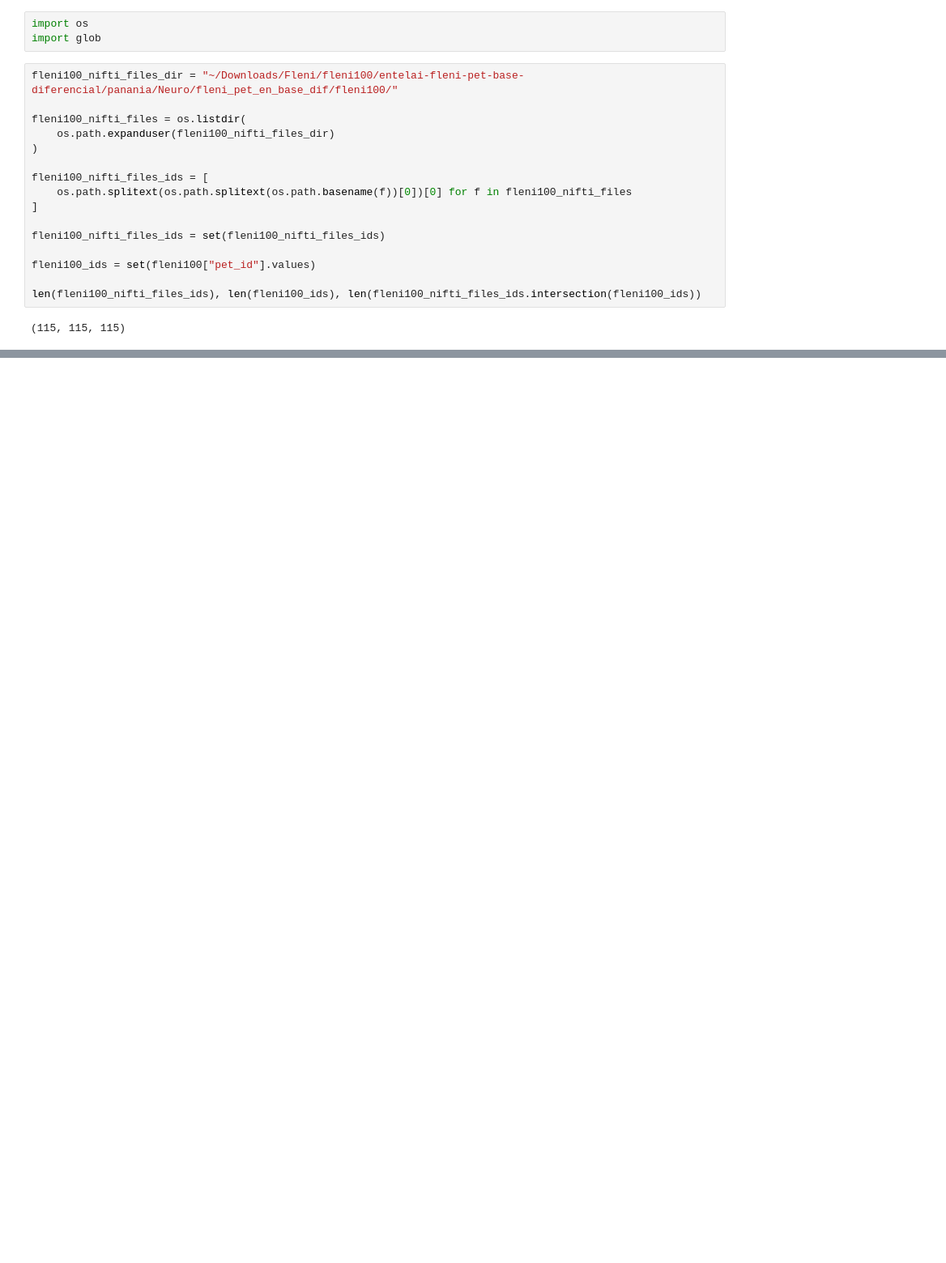
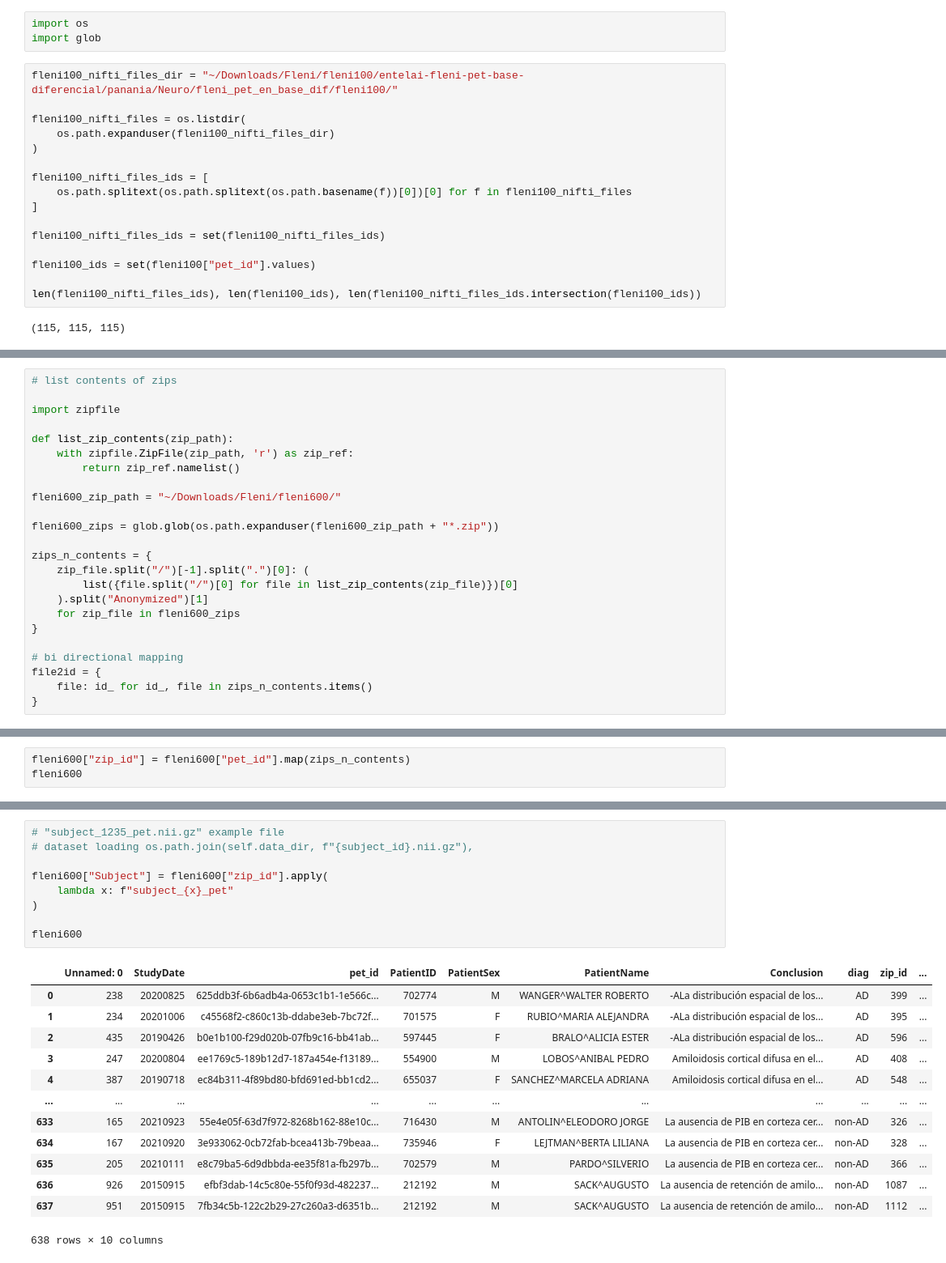
Before and after one commit to LIA-DiTella/PET_2025, a Jupyter notebook: notebooks/fleni_data.ipynb, the cells around one changed output, grey strips where cells are left out. Shown at 81% size. Saved outputs shown, nothing was run; the diff lists cells and outputs as text; blank space fills up the shorter version.

```diff
--- a/notebooks/fleni_data.ipynb
+++ b/notebooks/fleni_data.ipynb
@@ -197,0 +191,24 @@ len(fleni600_nifti_files_ids), len(fleni600_ids), len(fleni600_nifti_files_ids.i
+# %%
+# list contents of zips
+
+import zipfile
+
+def list_zip_contents(zip_path):
+    with zipfile.ZipFile(zip_path, 'r') as zip_ref:
+        return zip_ref.namelist()
+
+fleni600_zip_path = "~/Downloads/Fleni/fleni600/"
+
+fleni600_zips = glob.glob(os.path.expanduser(fleni600_zip_path + "*.zip"))
+
+zips_n_contents = {
+    zip_file.split("/")[-1].split(".")[0]: (
+        list({file.split("/")[0] for file in list_zip_contents(zip_file)})[0]
+    ).split("Anonymized")[1]
+    for zip_file in fleni600_zips
+}
+
+# bi directional mapping
+file2id = {
+    file: id_ for id_, file in zips_n_contents.items()
+}
@@ -197,0 +259,3 @@ len(fleni600_nifti_files_ids), len(fleni600_ids), len(fleni600_nifti_files_ids.i
+# %%
+fleni600["zip_id"] = fleni600["pet_id"].map(zips_n_contents)
+fleni600
@@ -197,0 +276,23 @@ len(fleni600_nifti_files_ids), len(fleni600_ids), len(fleni600_nifti_files_ids.i
+# %%
+# "subject_1235_pet.nii.gz" example file
+# dataset loading os.path.join(self.data_dir, f"{subject_id}.nii.gz"),
+
+fleni600["Subject"] = fleni600["zip_id"].apply(
+    lambda x: f"subject_{x}_pet"
+)
+
+fleni600
+# %% [output]
+|  | Unnamed: 0 | StudyDate | pet_id | PatientID | PatientSex | PatientName | Conclusion | diag | zip_id | ... |
+| 0 | 238 | 20200825 | 625ddb3f-6b6adb4a-0653c1b1-1e566c... | 702774 | M | WANGER^WALTER ROBERTO | -ALa distribución espacial de los... | AD | 399 | ... |
+| 1 | 234 | 20201006 | c45568f2-c860c13b-ddabe3eb-7bc72f... | 701575 | F | RUBIO^MARIA ALEJANDRA | -ALa distribución espacial de los... | AD | 395 | ... |
+| 2 | 435 | 20190426 | b0e1b100-f29d020b-07fb9c16-bb41ab... | 597445 | F | BRALO^ALICIA ESTER | -ALa distribución espacial de los... | AD | 596 | ... |
+| 3 | 247 | 20200804 | ee1769c5-189b12d7-187a454e-f13189... | 554900 | M | LOBOS^ANIBAL PEDRO | Amiloidosis cortical difusa en el... | AD | 408 | ... |
+| 4 | 387 | 20190718 | ec84b311-4f89bd80-bfd691ed-bb1cd2... | 655037 | F | SANCHEZ^MARCELA ADRIANA | Amiloidosis cortical difusa en el... | AD | 548 | ... |
+| ... | ... | ... | ... | ... | ... | ... | ... | ... | ... | ... |
+| 633 | 165 | 20210923 | 55e4e05f-63d7f972-8268b162-88e10c... | 716430 | M | ANTOLIN^ELEODORO JORGE | La ausencia de PIB en corteza cer... | non-AD | 326 | ... |
+| 634 | 167 | 20210920 | 3e933062-0cb72fab-bcea413b-79beaa... | 735946 | F | LEJTMAN^BERTA LILIANA | La ausencia de PIB en corteza cer... | non-AD | 328 | ... |
+| 635 | 205 | 20210111 | e8c79ba5-6d9dbbda-ee35f81a-fb297b... | 702579 | M | PARDO^SILVERIO | La ausencia de PIB en corteza cer... | non-AD | 366 | ... |
+| 636 | 926 | 20150915 | efbf3dab-14c5c80e-55f0f93d-482237... | 212192 | M | SACK^AUGUSTO | La ausencia de retención de amilo... | non-AD | 1087 | ... |
+| 637 | 951 | 20150915 | 7fb34c5b-122c2b29-27c260a3-d6351b... | 212192 | M | SACK^AUGUSTO | La ausencia de retención de amilo... | non-AD | 1112 | ... |
+638 rows × 10 columns
```
Also changed, not shown: parts of 13 cells of this notebook.
